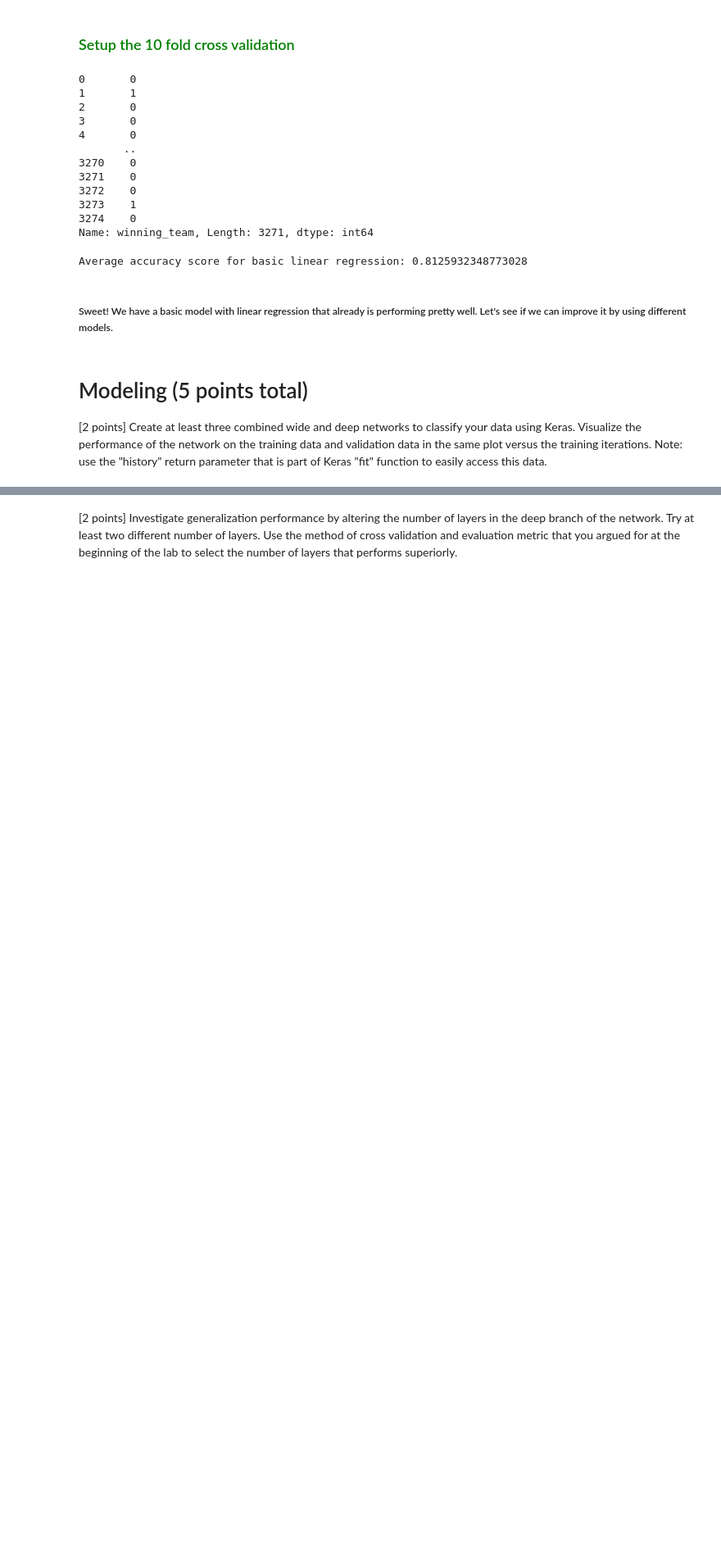
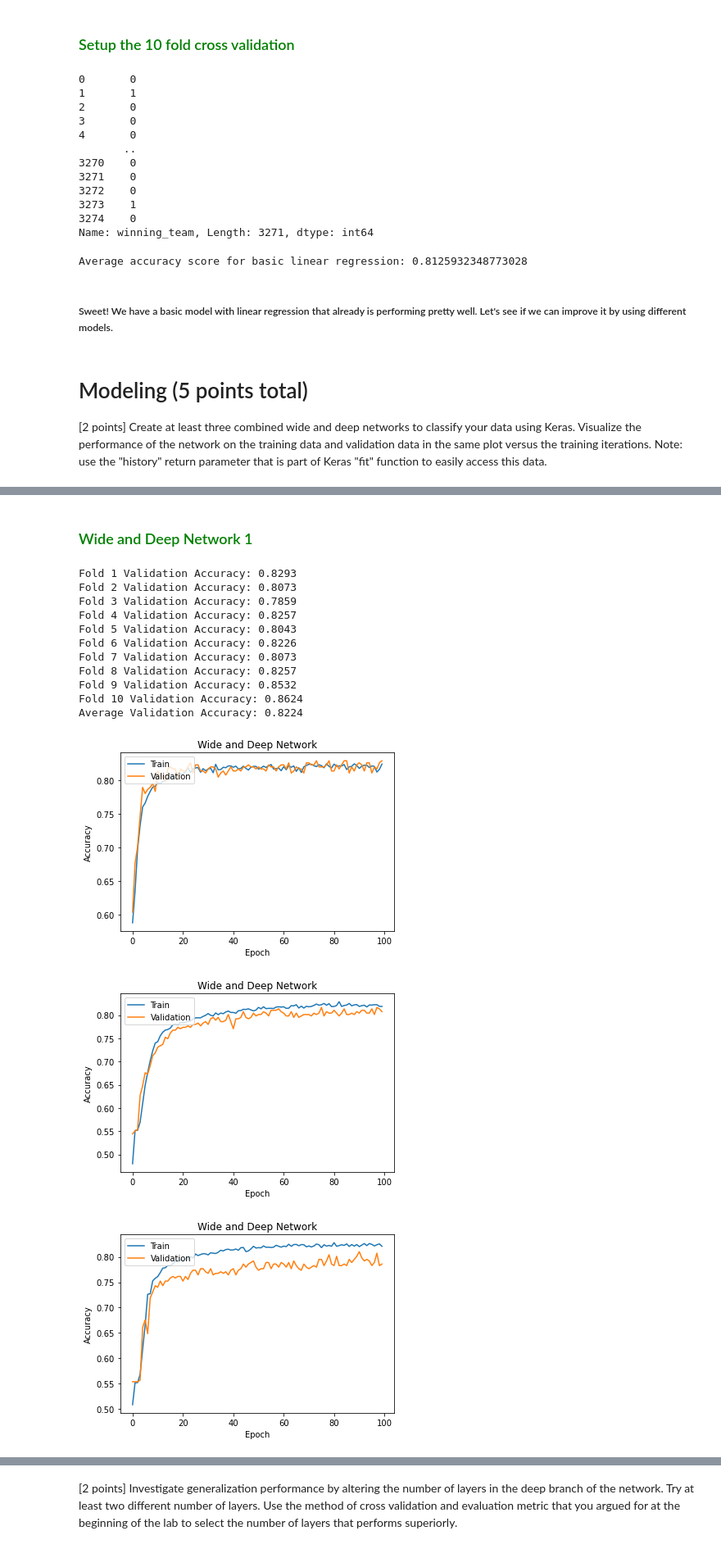
Before and after one commit to calebm00re/S22-ml05, a Jupyter notebook: five.ipynb, the cells around one changed output, grey strips where cells are left out. Shown at 82% size. Saved outputs shown, nothing was run; the diff lists cells and outputs as text; code cells hidden in the pictures; blank space fills up the shorter version.

```diff
--- a/five.ipynb
+++ b/five.ipynb
@@ -236,17 +245,4 @@ def create_wide_and_deep_network(wide_layer_size, deep_layer_sizes):
     model.compile(optimizer=Adam(), loss='binary_crossentropy', metrics=['accuracy'])
 
     return model
-# %%
-# Setup X_wide and X_deep
-stopping_point = 3
-
-# Wide part - cross-product of one-hot encoded team names
-X_wide = X.iloc[:, :stopping_point]
-
-# Deep part - embedding of one-hot encoded team names combined with numerical features
-X_deep = pd.concat([X.iloc[:, :stopping_point], X.iloc[:, stopping_point:]], axis=1)
-
-X_wide = X_wide.values
-X_deep = X_deep.values
-y = y.values
 # %%
@@ -309,0 +288,19 @@ for history in histories:
+# %% [markdown]
+### <div style="color: green">Wide and Deep Network 1 </div>
+# %%
+run_wide_and_deep_network(3, [8, 8, 16], X, y.values)
+# %% [output]
+Fold 1 Validation Accuracy: 0.8293
+Fold 2 Validation Accuracy: 0.8073
+Fold 3 Validation Accuracy: 0.7859
+Fold 4 Validation Accuracy: 0.8257
+Fold 5 Validation Accuracy: 0.8043
+Fold 6 Validation Accuracy: 0.8226
+Fold 7 Validation Accuracy: 0.8073
+Fold 8 Validation Accuracy: 0.8257
+Fold 9 Validation Accuracy: 0.8532
+Fold 10 Validation Accuracy: 0.8624
+Average Validation Accuracy: 0.8224
+[figure, added]
+[figure, added]
+[figure, added]
```
Also changed, not shown: parts of 15 cells of this notebook.
